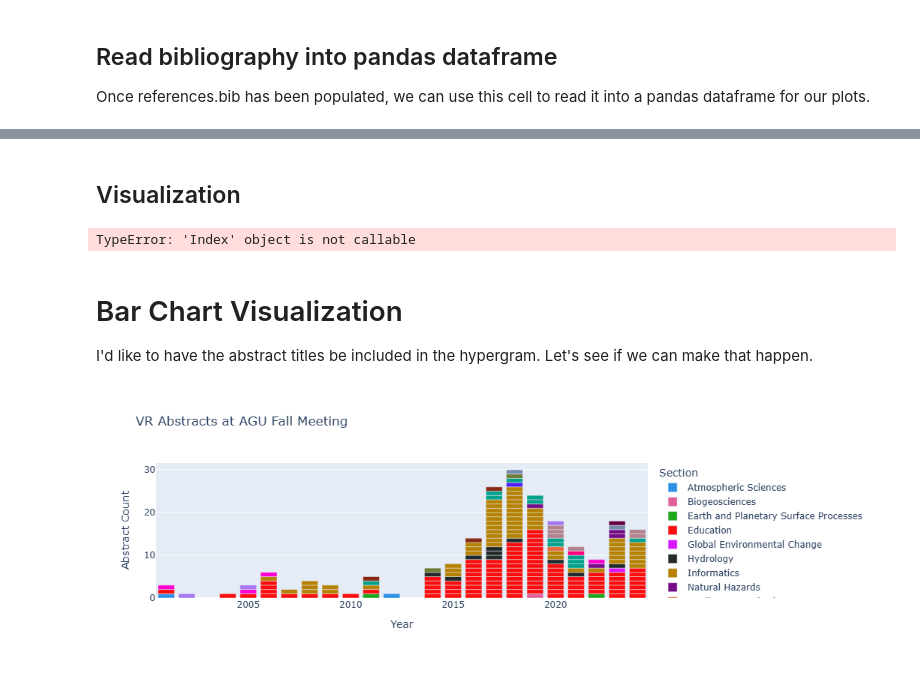
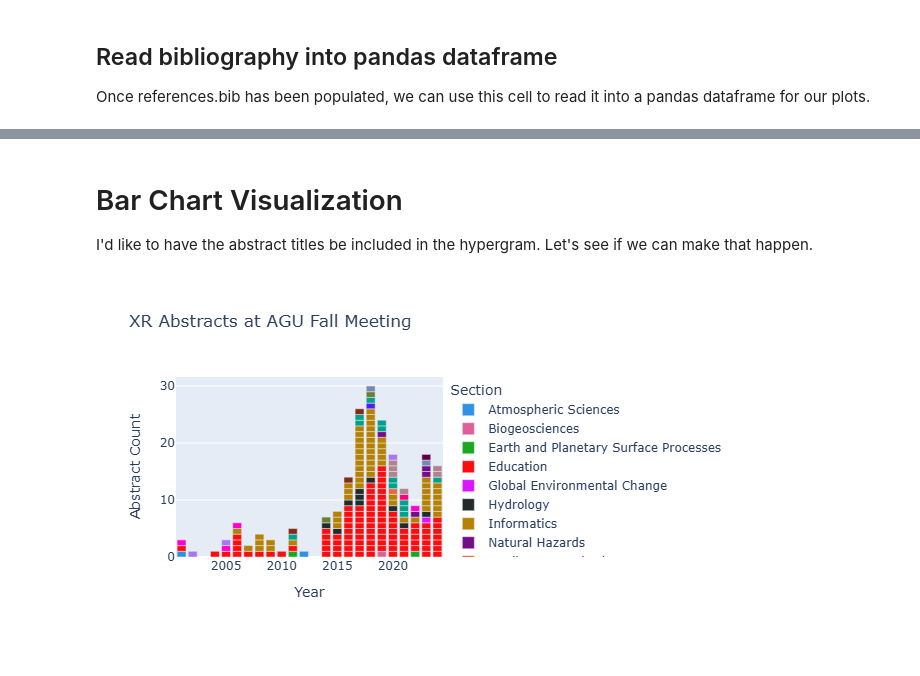
Before and after one commit to KCollins/vr-lit-search, a Jupyter notebook: VR Lit Search.ipynb, the cells around one changed output, grey strips where cells are left out. Drawn from its saved outputs; the diff is of its cells as text; code cells hidden in the pictures.

Commit message:
VR -> XR, removed "Abstract Count" from hover text on histogram.

```diff
--- a/VR Lit Search.ipynb
+++ b/VR Lit Search.ipynb
@@ -190,5 +190,3 @@ df.head()
 | 100 | Provided by the SAO/NASA Astrophy... | https://ui.adsabs.harvard.edu/abs... | B13A-07 | B13A-07 | December | 2019 | AGU Fall Meeting Abstracts | 2019 | AGU Fall Meeting Abstracts | 0410 Biodiversity, BIOGEOSCIENCES... | {Multi-Modal Sensing in Ranomafan... | ... |
 | 102 | Provided by the SAO/NASA Astrophy... | https://ui.adsabs.harvard.edu/abs... | EP41A-0600 | EP41A-0600 | December | 2011 | AGU Fall Meeting Abstracts | 2011 | AGU Fall Meeting Abstracts | 1910 INFORMATICS / Data assimilat... | {Discovering new methods of data ... | ... |
 | 103 | Provided by the SAO/NASA Astrophy... | https://ui.adsabs.harvard.edu/abs... | EP32A-54 | EP32A-54 | December | 2022 | AGU Fall Meeting Abstracts | 2022 | AGU Fall Meeting Abstracts | NaN | {Quantification of live root biom... | ... |
-# %% [markdown]
-## Visualization
@@ -209,7 +193,3 @@ fig.write_html("plots/"+titlestring +" Histogram.html")
-# %%
-df.columns
-# %% [output]
-TypeError: 'Index' object is not callable
 # %% [markdown]
 # Bar Chart Visualization
 I'd like to have the abstract titles be included in the hypergram. Let's see if we can make that happen.
@@ -221,7 +201,7 @@ import plotly.express as px
 import pandas as pd
 
 
-titlestring = "VR Abstracts at AGU Fall Meeting"
+titlestring = "XR Abstracts at AGU Fall Meeting"
 # data
 # Read the .bib file
 with open('references.bib', 'r') as bibtex_file:
@@ -241,31 +221,31 @@ df['author'] = df['author'].str.replace(r'[{}]', '', regex=True)
 df['author'] = df['author'].str.replace(r'[~]', '', regex=True)
 
 # Wrap the text and replace newlines with <br>
 df['wrapped_author'] = df['author'].fillna('').str.wrap(50).apply(lambda x: x.replace('\n', '<br>'))
 df["author"] = df["wrapped_author"]
 df['wrapped_title'] = df['title'].fillna('').str.wrap(50).apply(lambda x: x.replace('\n', '<br>'))
 df["title"] = df["wrapped_title"]
 
 # Filter to just Fall Meeting abstracts:
 # df = df[df.booktitle == "AGU Fall Meeting Abstracts"]
 
 df["Section Code"] = df["eid"].str.slice(0, 2).apply(lambda x: ''.join(y for y in x if not y.isdigit()))
 lookup_df = pd.read_csv("AGU Sections.csv")
 lookup_dict = lookup_df.set_index('Section Code')['Section'].to_dict()
 # Map the values using the dictionary
 df['Section'] = df["Section Code"].map(lookup_dict)
 df = df.sort_values(by='Section')
 df.shape
 
 fig = px.bar(df, x='Year', y = 'Abstract Count', color='Section',
             color_discrete_sequence=px.colors.qualitative.Dark24,
             title = titlestring,
             hover_name = "title",
             hover_data={"author": True, "eid": True, "Abstract Count": False})#"adsurl"})
 # fig.data[-1].text = sums
 
 fig.update_traces(textposition='inside')
 fig.show()
 fig.write_html("plots/"+titlestring +" Histogram_Labeled.html")
 # %% [output]
-[figure, old version]
+[figure, new version]
```
Also changed, not shown: parts of 2 cells of this notebook, 3 other files.
